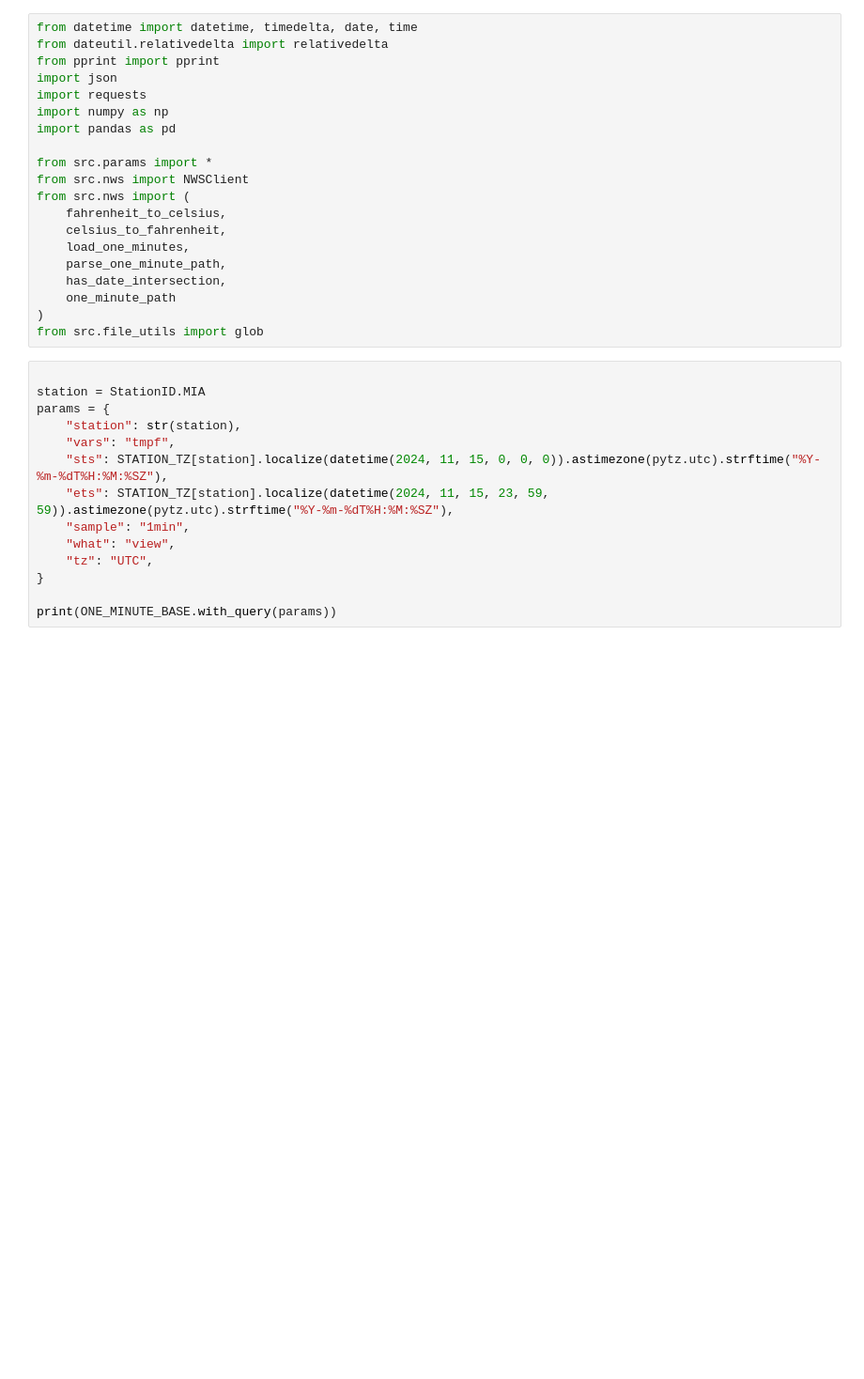
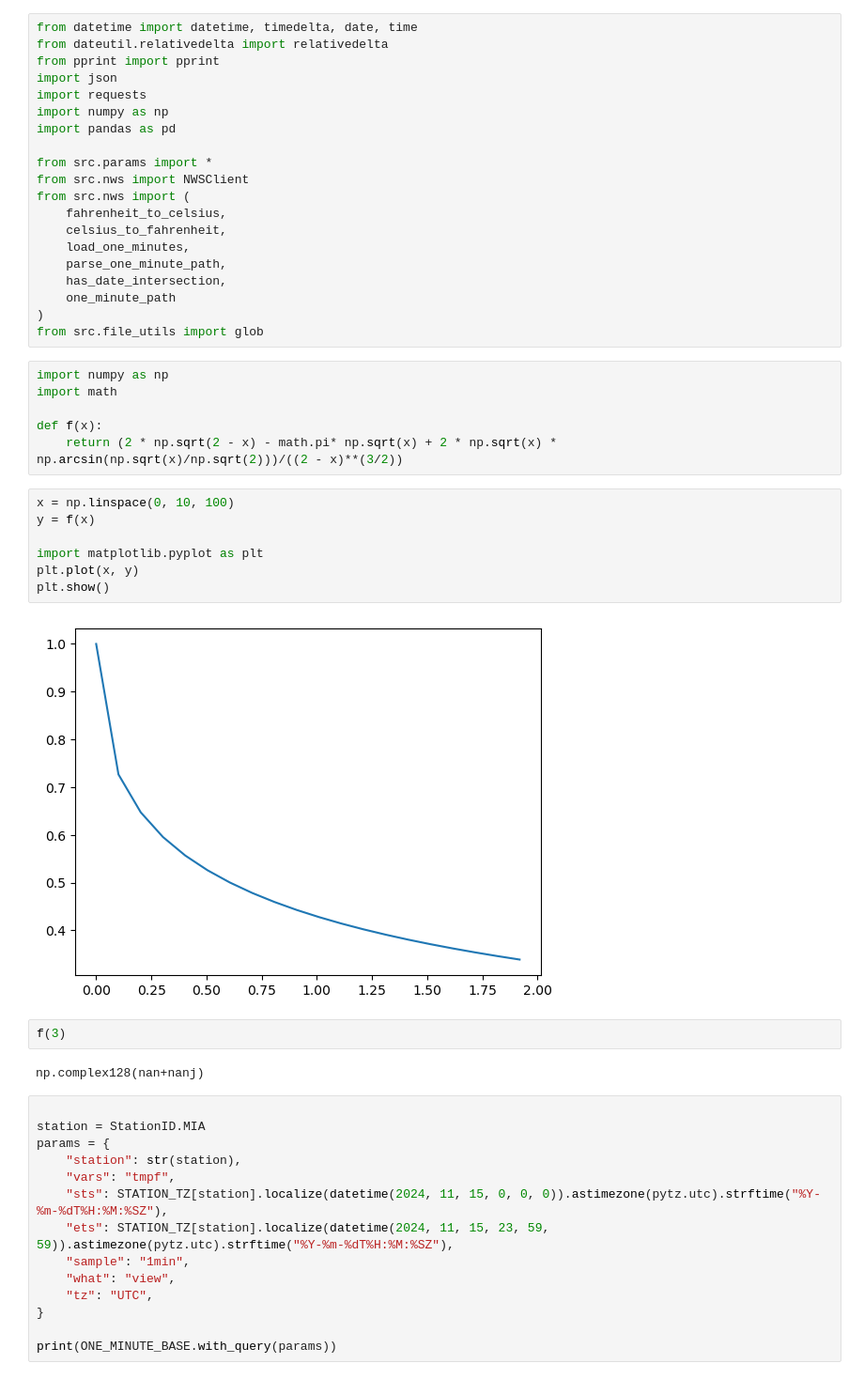
Before and after one commit to abhmul/kalshi-arbitrage, a Jupyter notebook: notebooks/99-am-scratch.ipynb, the cells around one changed output. Shown at 94% size. Cells and saved outputs as stored; diff of their text form; blank space fills up the shorter version.

```diff
--- a/notebooks/99-am-scratch.ipynb
+++ b/notebooks/99-am-scratch.ipynb
@@ -18,6 +18,25 @@ from src.nws import (
     one_minute_path
 )
 from src.file_utils import glob
+# %%
+import numpy as np
+import math
+
+def f(x):
+    return (2 * np.sqrt(2 - x) - math.pi* np.sqrt(x) + 2 * np.sqrt(x) * np.arcsin(np.sqrt(x)/np.sqrt(2)))/((2 - x)**(3/2))
+# %%
+x = np.linspace(0, 10, 100)
+y = f(x)
+
+import matplotlib.pyplot as plt
+plt.plot(x, y)
+plt.show()
+# %% [output]
+[figure, added]
+# %%
+f(3)
+# %% [output]
+np.complex128(nan+nanj)
 # %%
 
 station = StationID.MIA
```
Also changed, not shown: 6 other files.
